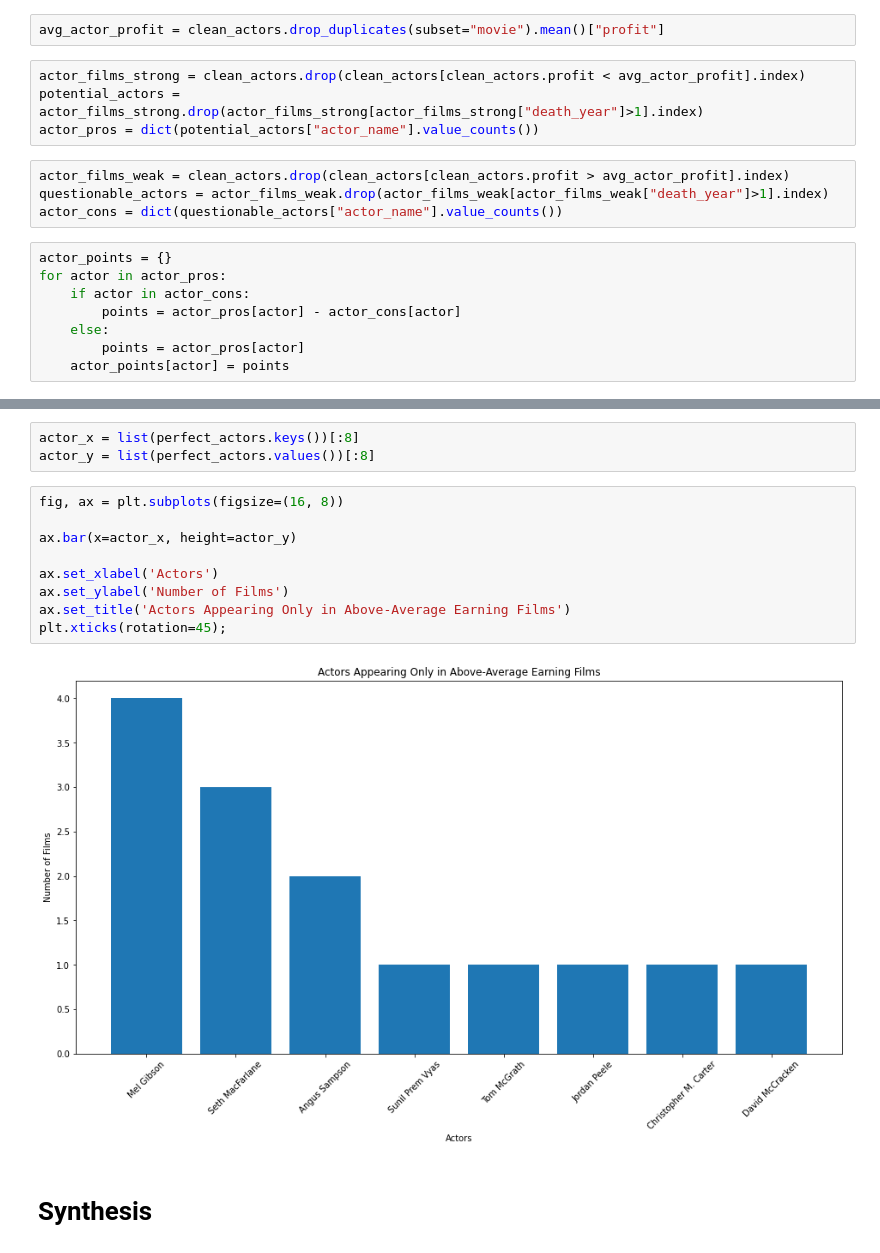
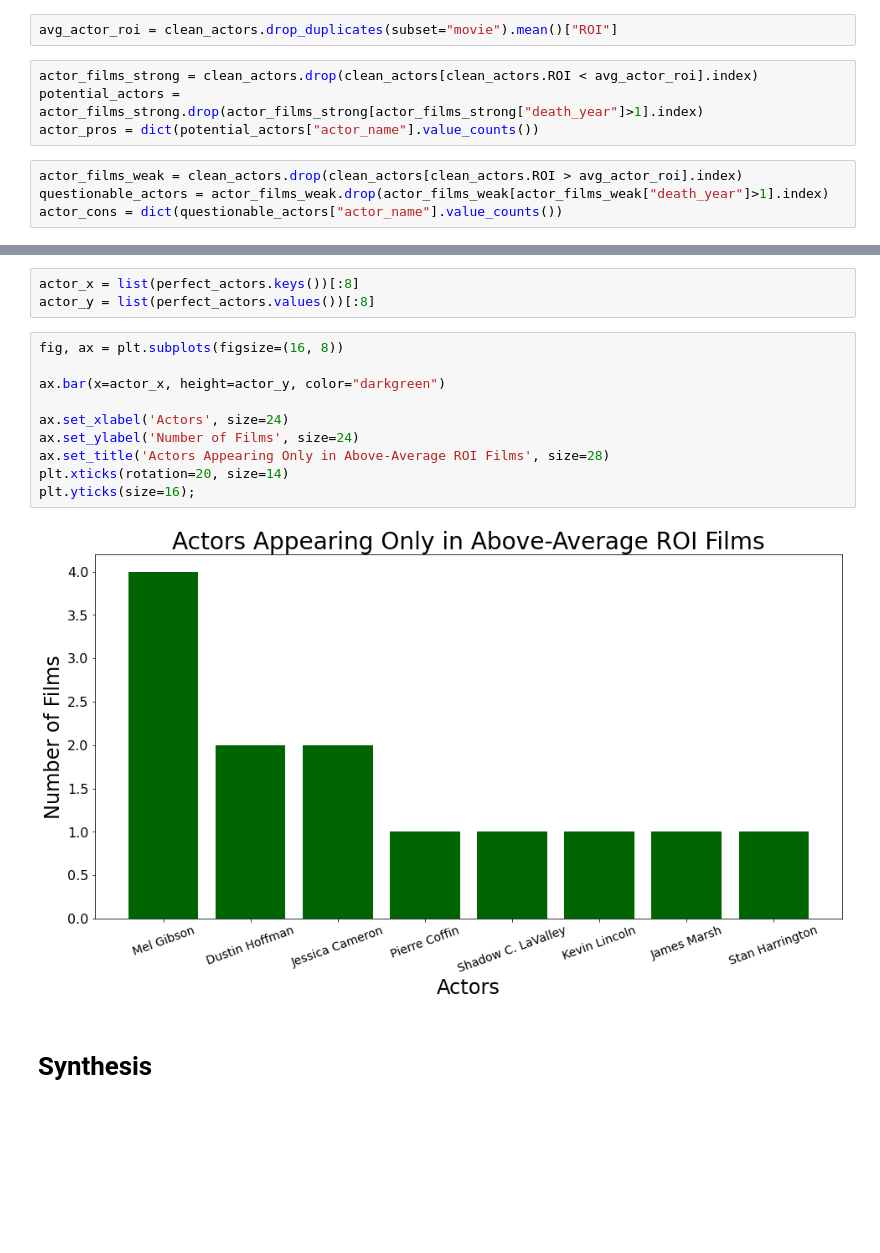
Before and after one commit to DrewFHolcombe/movie_studio_analysis, a Jupyter notebook: Scratch_Code/Drew - Scratch Code.ipynb, the cells around one changed output, grey strips where cells are left out. Cells and saved outputs as stored; diff of their text form; blank space fills up the shorter version.

```diff
--- a/Scratch_Code/Drew - Scratch Code.ipynb
+++ b/Scratch_Code/Drew - Scratch Code.ipynb
@@ -194,23 +191,15 @@ actor_profit.dropna(subset=["actor_name"], inplace=True)
 # %%
 clean_actors = actor_profit.drop_duplicates()
 # %%
-avg_actor_profit = clean_actors.drop_duplicates(subset="movie").mean()["profit"]
+avg_actor_roi = clean_actors.drop_duplicates(subset="movie").mean()["ROI"]
 # %%
-actor_films_strong = clean_actors.drop(clean_actors[clean_actors.profit < avg_actor_profit].index)
+actor_films_strong = clean_actors.drop(clean_actors[clean_actors.ROI < avg_actor_roi].index)
 potential_actors = actor_films_strong.drop(actor_films_strong[actor_films_strong["death_year"]>1].index)
 actor_pros = dict(potential_actors["actor_name"].value_counts())
 # %%
-actor_films_weak = clean_actors.drop(clean_actors[clean_actors.profit > avg_actor_profit].index)
+actor_films_weak = clean_actors.drop(clean_actors[clean_actors.ROI > avg_actor_roi].index)
 questionable_actors = actor_films_weak.drop(actor_films_weak[actor_films_weak["death_year"]>1].index)
 actor_cons = dict(questionable_actors["actor_name"].value_counts())
-# %%
-actor_points = {}
-for actor in actor_pros:
-    if actor in actor_cons:
-        points = actor_pros[actor] - actor_cons[actor]
-    else:
-        points = actor_pros[actor]
-    actor_points[actor] = points
 # %%
 actor_totals = dict(clean_actors["actor_name"].value_counts())
 # %%
@@ -236,14 +225,15 @@ actor_y = list(perfect_actors.values())[:8]
 # %%
 fig, ax = plt.subplots(figsize=(16, 8))
 
-ax.bar(x=actor_x, height=actor_y)
+ax.bar(x=actor_x, height=actor_y, color="darkgreen")
 
-ax.set_xlabel('Actors')
-ax.set_ylabel('Number of Films')
-ax.set_title('Actors Appearing Only in Above-Average Earning Films')
-plt.xticks(rotation=45);
+ax.set_xlabel('Actors', size=24)
+ax.set_ylabel('Number of Films', size=24)
+ax.set_title('Actors Appearing Only in Above-Average ROI Films', size=28)
+plt.xticks(rotation=20, size=14)
+plt.yticks(size=16);
 # %% [output]
-[figure, old version]
+[figure, new version]
 # %% [markdown]
 # Synthesis
 # %%
```
Also changed, not shown: parts of 20 cells of this notebook.
